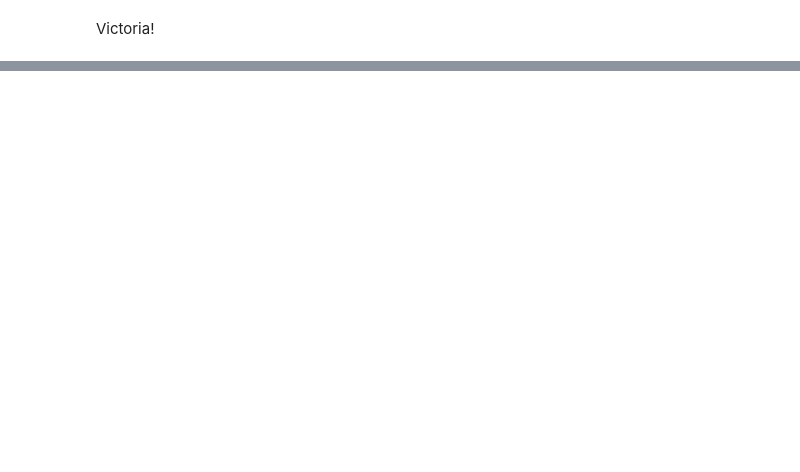
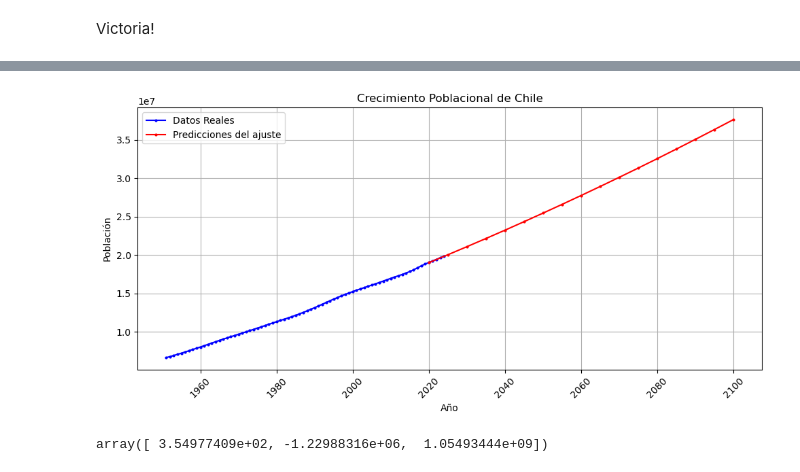
Before and after one commit to Hysteric-Larva/MAT417-Series-de-tiempo, a Jupyter notebook: Tarea 1 Series Temporales.ipynb, the cells around one changed output, grey strips where cells are left out. Drawn from its saved outputs; the diff is of its cells as text; code cells hidden in the pictures; blank space fills up the shorter version.

```diff
--- a/Tarea 1 Series Temporales.ipynb
+++ b/Tarea 1 Series Temporales.ipynb
@@ -168,0 +240,2 @@ Victoria!
+# %%
+coef = np.polyfit(data["Año"].astype(int).values,data["Población"].astype(int).values,2)
@@ -168,0 +246,2 @@ Victoria!
+# %%
+y= lambda t: coef[2]+t*coef[1]+(t**2)*coef[0]
@@ -168,0 +252,6 @@ Victoria!
+# %%
+prediccion = pred["Año"].astype(int).tolist()
+resultado = []
+for p in prediccion:
+    resultado.append(y(p))
+pred["pred_test"] = resultado
@@ -168,0 +279,24 @@ Victoria!
+# %%
+# Crear la gráfica
+plt.figure(figsize=(10, 5))
+plt.plot(data['Año'], data['Población'], marker='o', linestyle='-', color='b', label = "Datos Reales",markersize=2)
+plt.plot(pred['Año'], pred['pred_test'], marker='o', linestyle='-', color='r',label = "Predicciones del ajuste" ,markersize=2)
+#plt.plot(pred['Año'], pred['Población'], marker='o', linestyle='-', color='g',label = "Target" ,markersize=2)
+# Configurar etiquetas y título
+plt.title('Crecimiento Poblacional de Chile')
+plt.xlabel('Año')
+plt.ylabel('Población')
+plt.grid()
+plt.xticks(rotation=45)  # Rotar las etiquetas del eje X para mejor legibilidad
+# Formatear los valores del eje Y en millones
+# Mostrar la gráfica
+plt.tight_layout()  # Ajustar el layout para que no se solapen los elementos
+plt.legend()
+plt.savefig('Serie Temporal cuevas.jpg', format='jpg')
+plt.show()
+# %% [output]
+[figure, added]
+# %%
+coef
+# %% [output]
+array([ 3.54977409e+02, -1.22988316e+06,  1.05493444e+09])
```
Also changed, not shown: parts of 16 cells of this notebook.
